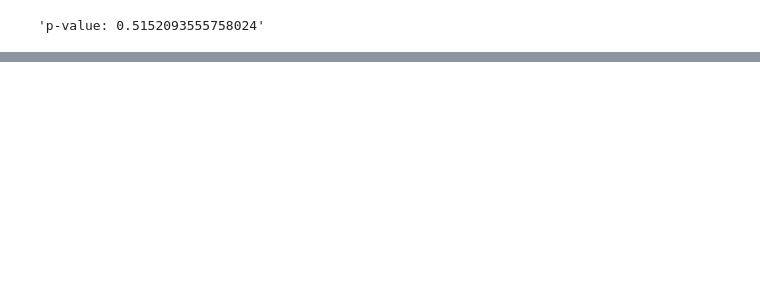
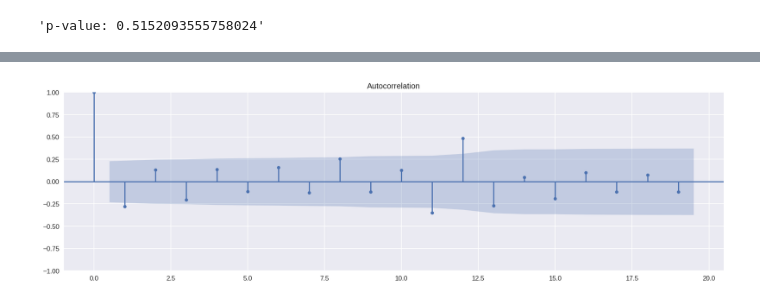
Before and after one commit to varvaraptl/deposit_value_forecast, a Jupyter notebook: main.ipynb, the cells around one changed output, grey strips where cells are left out. Cells and saved outputs as stored; diff of their text form; code cells hidden in the pictures; blank space fills up the shorter version.

```diff
--- a/main.ipynb
+++ b/main.ipynb
@@ -239,0 +302,4 @@ df_train[['target','HWES1']].plot(title='Holt Winters Single Exponential Smoothi
+# %%
+acf = plot_acf(df_train.target)
+# %% [output]
+[figure, added]
```
Also changed, not shown: parts of 58 cells of this notebook.
